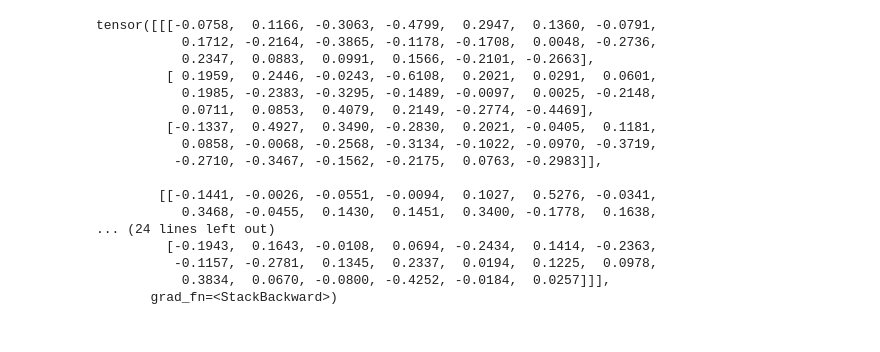
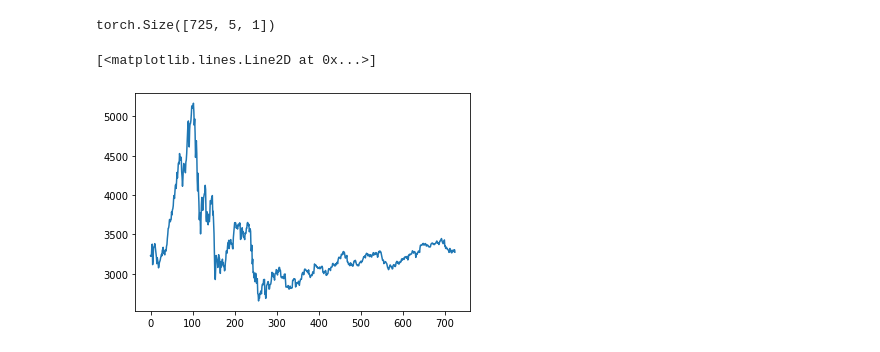
Before and after one commit to singwang-cn/Neural_Networks, a Jupyter notebook: Implementation_of_LSTM_with_Pytorch.ipynb, the cells around one changed output. Drawn from its saved outputs; the diff is of its cells as text; code cells hidden in the pictures.

```diff
--- a/Implementation_of_LSTM_with_Pytorch.ipynb
+++ b/Implementation_of_LSTM_with_Pytorch.ipynb
@@ -11,23 +13,3 @@ input = torch.randn(5, 3, 10)
 h0 = torch.randn(4, 3, 20)
 c0 = torch.randn(4, 3, 20)
 output, (hn, cn) = rnn(input, (h0, c0))
-# %%
-cn
-# %% [output]
-tensor([[[-0.0758,  0.1166, -0.3063, -0.4799,  0.2947,  0.1360, -0.0791,
-           0.1712, -0.2164, -0.3865, -0.1178, -0.1708,  0.0048, -0.2736,
-           0.2347,  0.0883,  0.0991,  0.1566, -0.2101, -0.2663],
-         [ 0.1959,  0.2446, -0.0243, -0.6108,  0.2021,  0.0291,  0.0601,
-           0.1985, -0.2383, -0.3295, -0.1489, -0.0097,  0.0025, -0.2148,
-           0.0711,  0.0853,  0.4079,  0.2149, -0.2774, -0.4469],
-         [-0.1337,  0.4927,  0.3490, -0.2830,  0.2021, -0.0405,  0.1181,
-           0.0858, -0.0068, -0.2568, -0.3134, -0.1022, -0.0970, -0.3719,
-          -0.2710, -0.3467, -0.1562, -0.2175,  0.0763, -0.2983]],
-
-        [[-0.1441, -0.0026, -0.0551, -0.0094,  0.1027,  0.5276, -0.0341,
-           0.3468, -0.0455,  0.1430,  0.1451,  0.3400, -0.1778,  0.1638,
-... (24 lines left out)
-         [-0.1943,  0.1643, -0.0108,  0.0694, -0.2434,  0.1414, -0.2363,
-          -0.1157, -0.2781,  0.1345,  0.2337,  0.0194,  0.1225,  0.0978,
-           0.3834,  0.0670, -0.0800, -0.4252, -0.0184,  0.0257]]],
-       grad_fn=<StackBackward>)
@@ -33,0 +19,22 @@ tensor([[[-0.0758,  0.1166, -0.3063, -0.4799,  0.2947,  0.1360, -0.0791,
+# %%
+sample_offset = 5
+sample_start = 742
+sample_end = 1473
+data_slice = data[sample_start:sample_end].tolist()
+data_slice.reverse()
+x = []
+for i in range(sample_end-sample_start-sample_offset-1):
+  sub_x = []
+  for num in data_slice[i:i+sample_offset]:
+    sub_x.append([num])
+  x.append(sub_x)
+y = []
+for num in data_slice[sample_offset+1:]:
+  y.append([num])
+
+train_x = torch.Tensor(np.array(x))
+train_y = torch.Tensor(np.array(y))
+# %%
+train_x.shape
+# %% [output]
+torch.Size([725, 5, 1])
@@ -33,0 +43,5 @@ tensor([[[-0.0758,  0.1166, -0.3063, -0.4799,  0.2947,  0.1360, -0.0791,
+# %%
+plt.plot(y)
+# %% [output]
+[<matplotlib.lines.Line2D at 0x...>]
+[figure, added]
```
Also changed, not shown: parts of 31 cells of this notebook.
